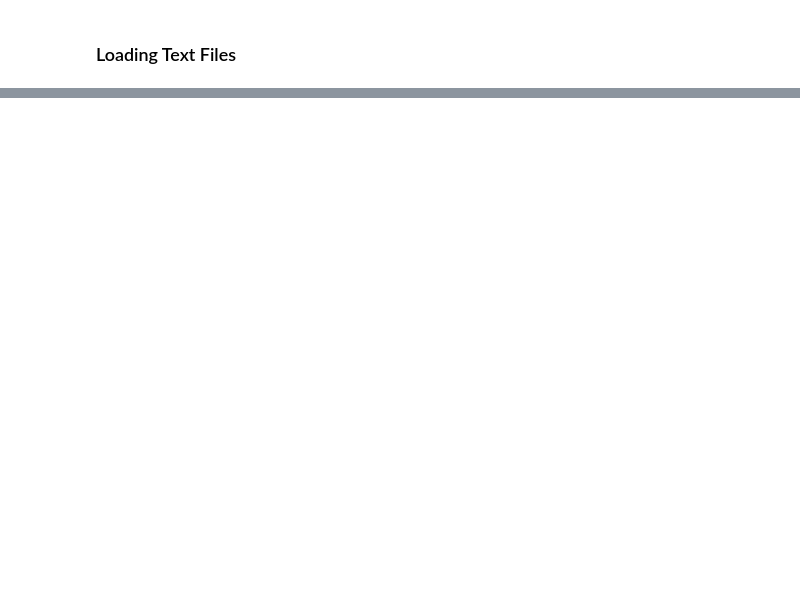
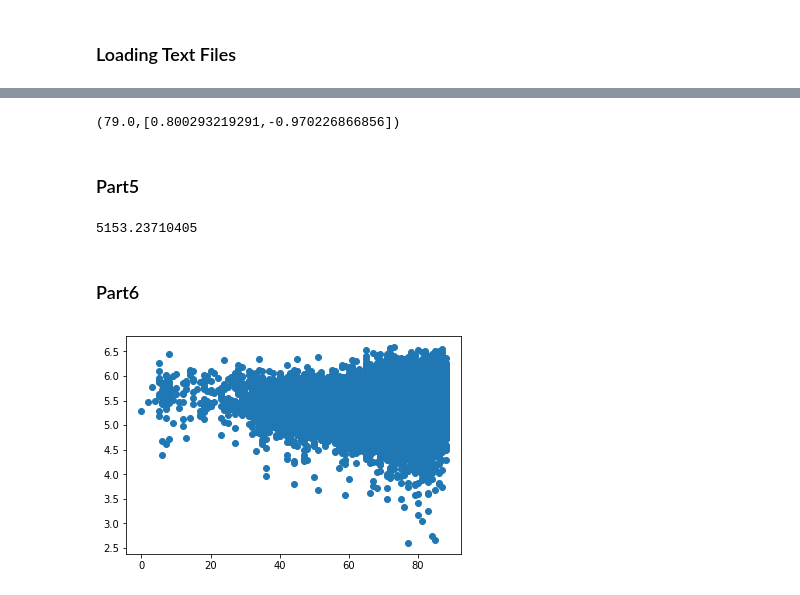
Before and after one commit to narayana1043/Bigdata, a Jupyter notebook: spark/spark_ass1.ipynb, the cells around one changed output, grey strips where cells are left out. Drawn from its saved outputs; the diff is of its cells as text; code cells hidden in the pictures; blank space fills up the shorter version.

```diff
--- a/spark/spark_ass1.ipynb
+++ b/spark/spark_ass1.ipynb
@@ -57,0 +112,9 @@ schemaMSD.registerTempTable("MSD")
+# %%
+col0_values = shifted_label_msd_rdd.map(lambda x: x.features[0])
+col0_min = col0_values.min()
+col0_max = col0_values.max()
+col0_diff = col0_max - col0_min
+col1_values = shifted_label_msd_rdd.map(lambda x: x.features[1])
+col1_min = col1_values.min()
+col1_max = col1_values.max()
+col1_diff = col1_max - col1_min
@@ -57,0 +125,33 @@ schemaMSD.registerTempTable("MSD")
+# %%
+def feature_scaler(x, col0_min, col0_diff, col1_min, col1_diff):
+    x.features = (x.features - [col0_min, col1_diff]) / ([col0_diff, col1_diff])
+    return x
+
+scaled_msd_rdd = shifted_label_msd_rdd.map(lambda x: feature_scaler \
+                                           (x, col0_min, col0_diff, col1_min, col1_diff))
+print scaled_msd_rdd.first()
+# %% [output]
+(79.0,[0.800293219291,-0.970226866856])
+# %% [markdown]
+### Part5
+# %%
+train, test = scaled_msd_rdd.randomSplit(weights=[0.8,0.2])
+# %%
+from pyspark.mllib.regression import LinearRegressionWithSGD
+
+model = LinearRegressionWithSGD.train(train, iterations=10, step=0.01)
+
+ypredictions = test.map(lambda y: (y.label, model.predict(y.features)))
+
+rmse_err = ypredictions.map(lambda (y,p): (y-p)**2).reduce(lambda x,y: x+y) / ypredictions.count()
+
+print rmse_err
+# %% [output]
+5153.23710405
+# %% [markdown]
+### Part6
+# %%
+plt.scatter(ypredictions.map(lambda x: x[0]).collect(), ypredictions.map(lambda x: x[1]).collect())
+plt.show()
+# %% [output]
+[figure, added]
```
Also changed, not shown: parts of 23 cells of this notebook.
